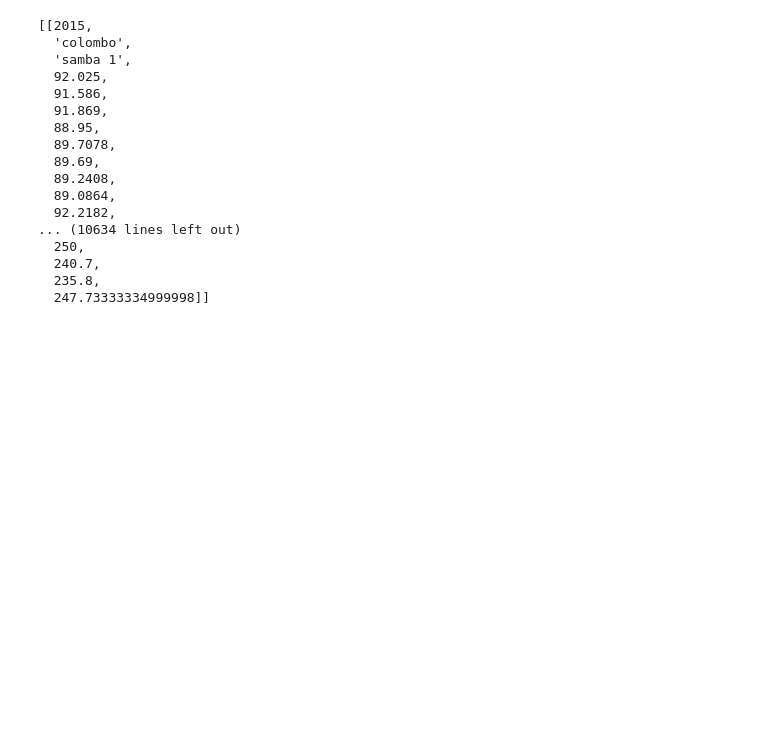
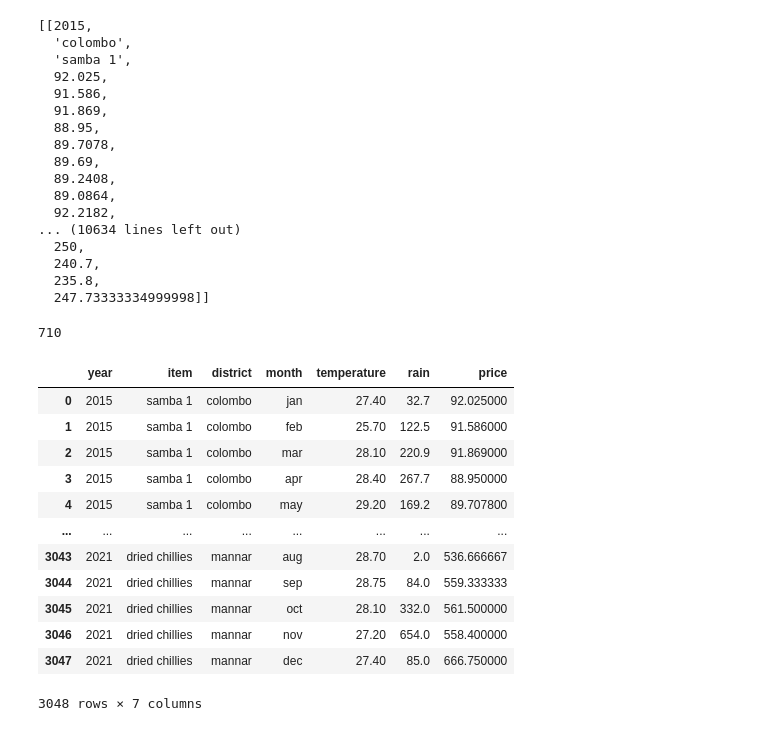
Before and after one commit to maduSulakshi20/FarmCare, a Jupyter notebook: Crop_Price_Prediction.ipynb, the cells around one changed output. Saved outputs shown, nothing was run; the diff lists cells and outputs as text; code cells hidden in the pictures; blank space fills up the shorter version.

Commit message:
Combined data and create new table

```diff
--- a/Crop_Price_Prediction.ipynb
+++ b/Crop_Price_Prediction.ipynb
@@ -256,3 +221,58 @@ data_new
   240.7,
   235.8,
   247.73333334999998]]
+# %%
+len(data_new)
+# %% [output]
+710
+# %%
+#Append data to the item dictionary
+items = []
+item_vals = []
+for i in data_new:
+  if i[2] not in items:
+    items.append(i[2])
+    item_vals.append([])
+
+items_dict = dict(zip(items, item_vals))
+
+for i in data_new:
+    items_dict[i[2]].append(i)
+# %%
+#Give indexes to the months
+months = {'jan':0, 'feb':1, 'mar':2, 'apr':3, 'may':4, 'jun':5, 'jul':6,
+          'aug':7, 'sep':8, 'oct':9, 'nov':10, 'dec':11}
+# %%
+#Combine data and create one table
+main_table = pd.DataFrame(columns=['year', 'item', 'district', 'month', 'temperature', 'rain','price'])
+
+for item_name in items_dict:
+  for lst in items_dict[item_name]:
+    year = lst[0]
+    district = lst[1]
+    for i in range(3, 15):
+      district = district.strip().lower()
+      month = table_col_names[i].strip().lower()
+      year = int(year)
+      if district in districts:
+        temperature = temp_data[district][months[month]][year-2015]
+        rain = rain_data[district][months[month]][year-2015]
+        df_raw = {'year': year, 'item':item_name.strip().lower(), 'district': district, 'month':month,
+                  'temperature': temperature, 'rain': rain, 'price':lst[i]}
+        main_table = main_table.append(df_raw, ignore_index = True)
+# %%
+main_table
+# %% [output]
+|  | year | item | district | month | temperature | rain | price |
+| 0 | 2015 | samba 1 | colombo | jan | 27.40 | 32.7 | 92.025000 |
+| 1 | 2015 | samba 1 | colombo | feb | 25.70 | 122.5 | 91.586000 |
+| 2 | 2015 | samba 1 | colombo | mar | 28.10 | 220.9 | 91.869000 |
+| 3 | 2015 | samba 1 | colombo | apr | 28.40 | 267.7 | 88.950000 |
+| 4 | 2015 | samba 1 | colombo | may | 29.20 | 169.2 | 89.707800 |
+| ... | ... | ... | ... | ... | ... | ... | ... |
+| 3043 | 2021 | dried chillies | mannar | aug | 28.70 | 2.0 | 536.666667 |
+| 3044 | 2021 | dried chillies | mannar | sep | 28.75 | 84.0 | 559.333333 |
+| 3045 | 2021 | dried chillies | mannar | oct | 28.10 | 332.0 | 561.500000 |
+| 3046 | 2021 | dried chillies | mannar | nov | 27.20 | 654.0 | 558.400000 |
+| 3047 | 2021 | dried chillies | mannar | dec | 27.40 | 85.0 | 666.750000 |
+3048 rows × 7 columns
```
Also changed, not shown: parts of 5 cells of this notebook.
